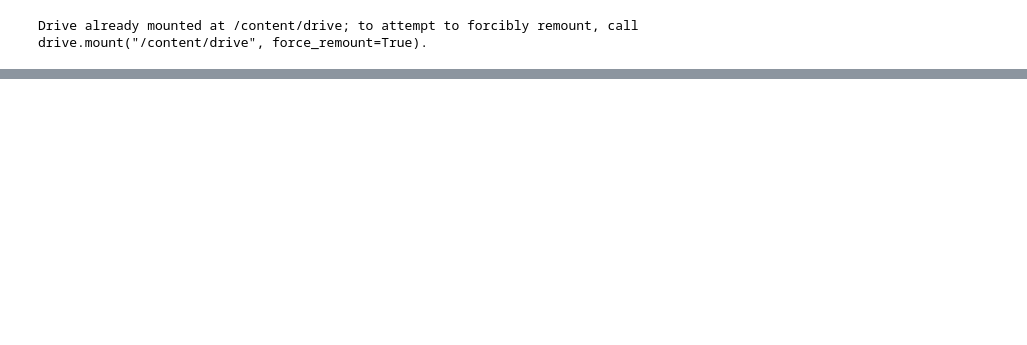
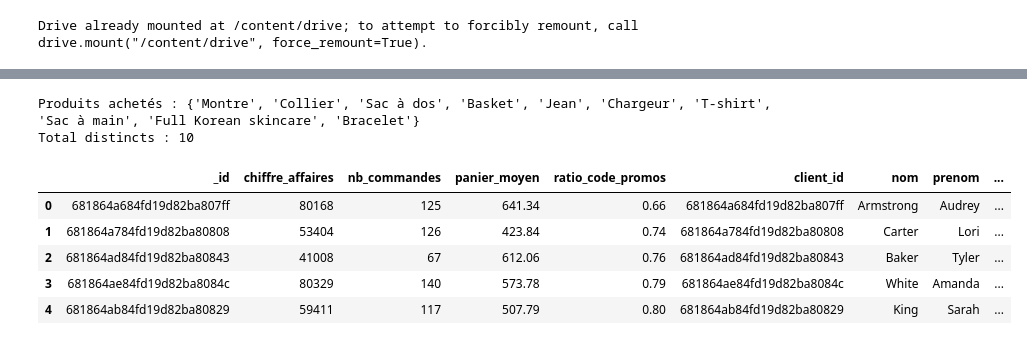
Before and after one commit to yasminemejrissi/ml_project, a Jupyter notebook: ml_project.ipynb, the cells around one changed output, grey strips where cells are left out. Cells and saved outputs as stored; diff of their text form; code cells hidden in the pictures; blank space fills up the shorter version.

```diff
--- a/ml_project.ipynb
+++ b/ml_project.ipynb
@@ -274,0 +541,27 @@ resultat=list(commandes_col.aggregate(pipeline))
+# %%
+client_id = commandes_col.find_one({}, {"client_id": 1})["client_id"]
+
+# Récupère tous les produits commandés par ce client
+# Retrieve all products ordered by this client
+
+produits_commandes = set()
+for commande in commandes_col.find({"client_id": client_id}):
+    for p in commande["produits"]:
+        produits_commandes.add(p["nom"])
+
+print("Produits achetés :", produits_commandes)
+print("Total distincts :", len(produits_commandes))
+# %% [output]
+Produits achetés : {'Montre', 'Collier', 'Sac à dos', 'Basket', 'Jean', 'Chargeur', 'T-shirt', 'Sac à main', 'Full Korean skincare', 'Bracelet'}
+Total distincts : 10
+# %%
+# Merge client data with last purchase dates (inner join, like SQL)
+df_ml = pd.merge(df_clients, df_dates, on='client_id', how='inner') #similaire join sql; how='inner' pour garder uniquement les clients qui sont dans les deux DataFrames
+df_ml.head()
+# %% [output]
+|  | _id | chiffre_affaires | nb_commandes | panier_moyen | ratio_code_promos | client_id | nom | prenom | ... |
+| 0 | 681864a684fd19d82ba807ff | 80168 | 125 | 641.34 | 0.66 | 681864a684fd19d82ba807ff | Armstrong | Audrey | ... |
+| 1 | 681864a784fd19d82ba80808 | 53404 | 126 | 423.84 | 0.74 | 681864a784fd19d82ba80808 | Carter | Lori | ... |
+| 2 | 681864ad84fd19d82ba80843 | 41008 | 67 | 612.06 | 0.76 | 681864ad84fd19d82ba80843 | Baker | Tyler | ... |
+| 3 | 681864ae84fd19d82ba8084c | 80329 | 140 | 573.78 | 0.79 | 681864ae84fd19d82ba8084c | White | Amanda | ... |
+| 4 | 681864ab84fd19d82ba80829 | 59411 | 117 | 507.79 | 0.80 | 681864ab84fd19d82ba80829 | King | Sarah | ... |
```
Also changed, not shown: parts of 30 cells of this notebook.
